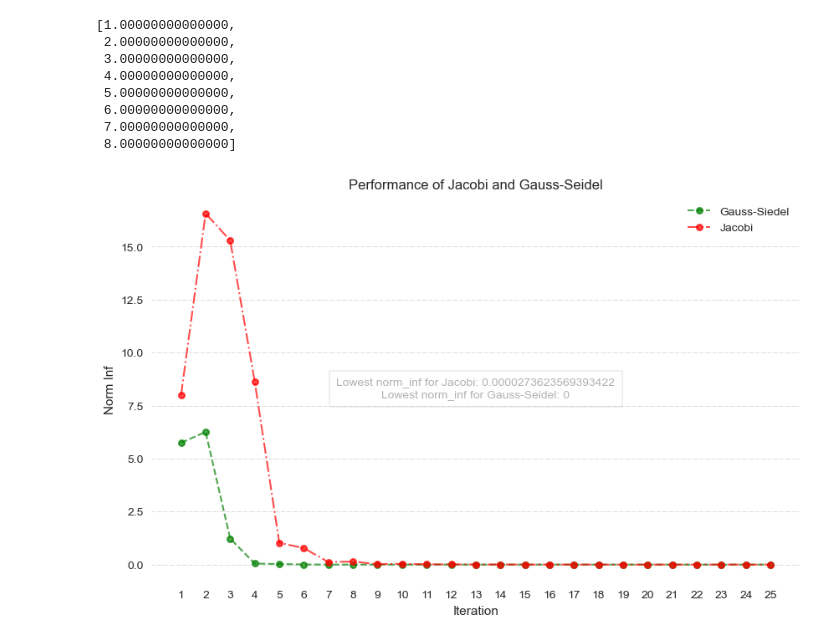
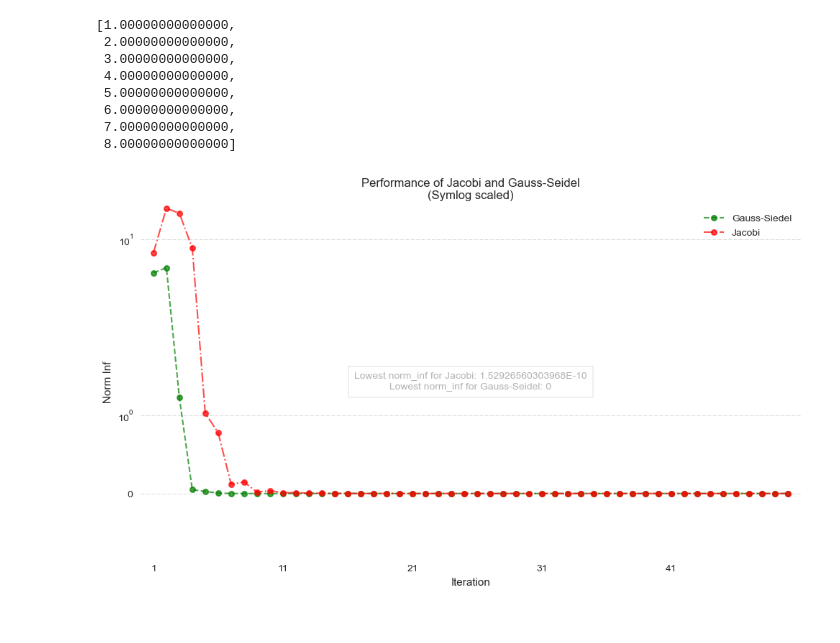
Before and after one commit to elskow/SainsKomputasi, a Jupyter notebook: Tugas2_Iterasi/comparasion_jacobi-gauss.ipynb, the cells around one changed output. Cells and saved outputs as stored; diff of their text form; code cells hidden in the pictures.

Commit message:
[project 2] add scaling on plot

```diff
--- a/Tugas2_Iterasi/comparasion_jacobi-gauss.ipynb
+++ b/Tugas2_Iterasi/comparasion_jacobi-gauss.ipynb
@@ -16,7 +16,7 @@ eq = [
     "6*x1 - 2*x2 + x4 + 5*x6 - 3*x8 - 12",
 ]
 # %%
-_n_iter = 25
+_n_iter = 50
 # %%
 jacobi = jb.Jacobi(eq)
 
@@ -50,31 +50,35 @@ history_jacobi = jacobi.get_iterations()
 # %%
 norm_inf_gauss = [history_gauss[i]["norm_inf"] for i in range(1, len(history_gauss))]
 norm_inf_jacobi = [history_jacobi[i]["norm_inf"] for i in range(1, len(history_jacobi))]
 
 plt.style.use("seaborn")
 sns.set_style("white")
 
 fig, ax = plt.subplots(figsize=(10, 6))
 ax.plot(norm_inf_gauss, label="Gauss-Siedel", color="green", marker="o", linestyle="--", linewidth=1.5, markersize=5,
         markerfacecolor="green", markeredgecolor="green", markeredgewidth=1.5, alpha=0.7, zorder=2, clip_on=False)
 ax.plot(norm_inf_jacobi, label="Jacobi", color="red", marker="o", linestyle="-.", linewidth=1.5, markersize=5,
         markerfacecolor="red", markeredgecolor="red", markeredgewidth=1.5, alpha=0.7, zorder=2, clip_on=False)
 ax.set_xticks(range(0, _n_iter))
 ax.set_xticklabels(range(1, _n_iter + 1))
 ax.set_xlabel("Iteration")
 ax.set_ylabel("Norm Inf")
-ax.set_title("Performance of Jacobi and Gauss-Seidel")
+ax.set_title("Performance of Jacobi and Gauss-Seidel\n(Symlog scaled)")
 ax.grid(color="grey", linestyle="-.", linewidth=0.5, alpha=0.4, zorder=1, clip_on=False, axis="y")
 
 low_value_jacobi = min(norm_inf_jacobi)
 low_value_gauss = min(norm_inf_gauss)
 plt.text(0.5, 0.5,
          f"Lowest norm_inf for Jacobi: {low_value_jacobi}\nLowest norm_inf for Gauss-Seidel: {low_value_gauss}",
          horizontalalignment="center", verticalalignment="center", transform=ax.transAxes, fontsize=10, color="black",
          alpha=0.3, zorder=1, clip_on=False,
          bbox=dict(boxstyle="square", facecolor="white", edgecolor="black", alpha=0.3, pad=0.6))
 
 ax.legend()
+ax.set_yscale("symlog")
+ax.set_xlim(-1, _n_iter)
+ax.set_xticks(range(0, _n_iter, 10))
+plt.tight_layout()
 plt.show()
 # %% [output]
-[figure, old version]
+[figure, new version]
```
Also changed, not shown: parts of 1 cell of this notebook, 1 other file.
